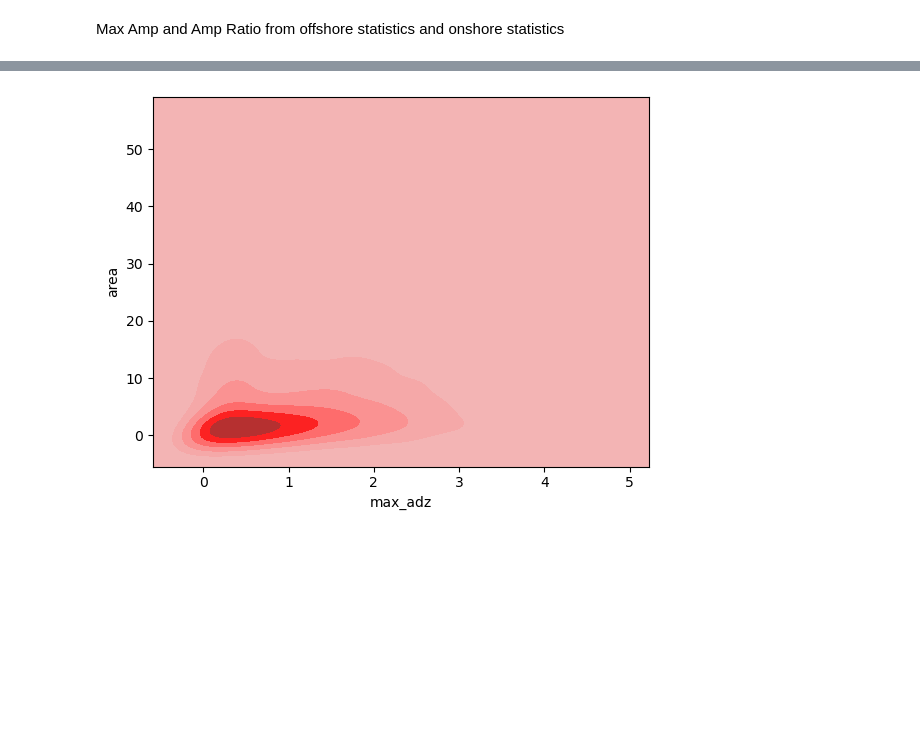
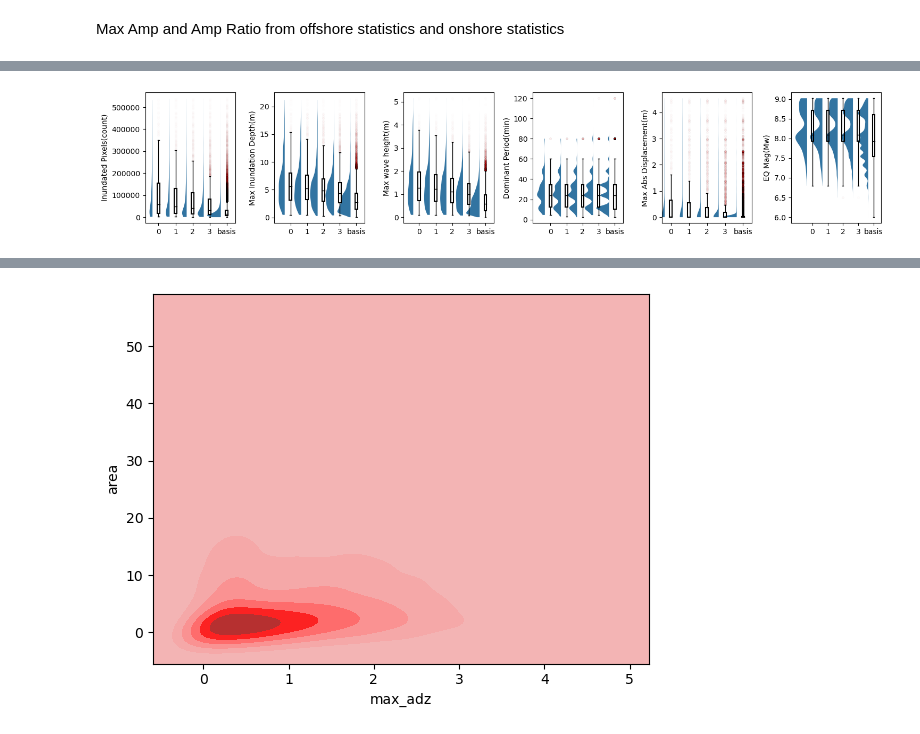
Before and after one commit to naveenragur/ML4SicilyTsunami, a Jupyter notebook: scripts/PaperIIPlots/plotFig_INGVdata.ipynb, the cells around one changed output, grey strips where cells are left out. Drawn from its saved outputs; the diff is of its cells as text; code cells hidden in the pictures; blank space fills up the shorter version.

Commit message:
Updated results 210624

```diff
--- a/scripts/PaperIIPlots/plotFig_INGVdata.ipynb
+++ b/scripts/PaperIIPlots/plotFig_INGVdata.ipynb
@@ -79,0 +217,17 @@ df2['amp_ratio'] = df2['max_ht']/df2['max_amp']
+# %%
+MLDir = '/mnt/beegfs/nragu/tsunami/ML4SicilyTsunami'
+list_size_CT = ['892','1658','3454','7071'][1]
+list_size_SR = ['961','1773','3669','6941'][1]
+train_df_CT = pd.DataFrame()
+train_df_SR = pd.DataFrame()
+eve_perf_CT = pd.read_csv(f'{MLDir}/model/CT/results/model_coupled_off[64, 128, 256]_on[16, 128, 128]_{list_size_CT}_compile_combined.csv')
+eve_perf_SR = pd.read_csv(f'{MLDir}/model/SR/results/model_coupled_off[64, 128, 256]_on[16, 128, 128]_{list_size_SR}_compile_combined.csv')
+eve_perf_CT=eve_perf_CT[eve_perf_CT['split'] == 'train']
+eve_perf_SR=eve_perf_SR[eve_perf_SR['split'] == 'train']
+#update split column with size instead
+eve_perf_CT['size'] = list_size_CT
+eve_perf_SR['size'] = list_size_CT
+#append as rows
+train_df_CT = pd.concat([train_df_CT,eve_perf_CT])
+train_df_SR = pd.concat([train_df_SR,eve_perf_SR])
+variables = ['max_absdz','max_off','true','truemax']
@@ -79,0 +363,52 @@ df2['amp_ratio'] = df2['max_ht']/df2['max_amp']
+# %%
+import seaborn as sns
+import matplotlib.transforms as mtransforms
+#create box plot for train and overall parallelly: for variables(true,truemax,max_off,dominant period,max_absdz,mag)
+variables = ['true','truemax','max_off','dominant_period','max_absdz','Mag']
+labels = ['Inundated Pixels(count)','Max Inundation Depth(m)','Max wave height(m)','Dominant Period(min)','Max Abs Displacement(m)','EQ Mag(Mw)']
+# Create the figure and axes
+fig, axs = plt.subplots(1, 6, figsize=(15,3))
+# Create a box plot for each variable
+for i, var in enumerate(variables):
+    #create a tmp df for each variable for one site
+    #two ax for box plot and violin plot
+    ax = axs.flatten()[i]
+    tmp_df = pd.DataFrame({labels[i]: train_df_CT[var], 'split': train_df_CT['split'],'size':train_df_CT['size']})
+
+    #1
+    # sns.violinplot(x='split', y=labels[i], data=tmp_df, ax=ax,width=0.5,hue='split',#order=['train','test']
+    #                split=True,inner=None,edgecolor='none',palette='PRGn',inner_kws={"alpha":1})
+    # sns.violinplot(x='split', y=labels[i], data=tmp_df, ax=ax,width=0.5,hue='split',#order=['train','test']
+    #                split=True,inner=None,edgecolor='none',palette='PRGn',inner_kws={"alpha":1})
+
+    vp = sns.violinplot(tmp_df, x="size", y=labels[i], hue = 1, split=True, ax=ax,inner=None,edgecolor='none',cut=0,legend=False)
+
+    #2
+    #create list of boxplot_data and flatten
+    boxplot_data = [[tmp_df[tmp_df["size"] == size][labels[i]].values] for size in ['0','1','2','3','basis']]
+    boxplot_data = [item for sublist in boxplot_data for item in sublist]
+
+    # Create the boxplot
+    bp = ax.boxplot(boxplot_data,patch_artist=True,showfliers=True,
+            boxprops=dict(facecolor='none', color='k',linewidth=1.5),
+            medianprops=dict(color='k',linewidth=1),
+            widths=0.15,
+            flierprops=dict(marker='o', markerfacecolor='r',markersize=3,alpha=0.005,linestyle='none'),
+            whiskerprops=dict(color='k',linewidth=1),
+            capprops=dict(color='k',linewidth=1),positions=[0.75,1.75,2.75,3.75,4.75])
+
+    # #3
+    # data = tmp_df[tmp_df['split']=='train'][labels[i]]
+    # x = np.random.uniform(high=0.0025, size=len(data)) + 0.005
+    # y = data
+    # ax.scatter(x,y,alpha=0.25,s=4,color='grey')
+
+    #replace xtick labels
+    axs.flatten()[i].set_xlabel('')
+    axs.flatten()[i].set_xticklabels(['0','1','2','3','basis'])
+
+# plt.subplots_adjust(wspace=0.1, hspace=0.1)
+plt.tight_layout()
+# plt.savefig(f'{MLDir}/scripts/PaperIIPlots/plots/boxplot_CT_size1.png', transparent=False)
+# %% [output]
+[figure, added]
```
Also changed, not shown: parts of 12 cells of this notebook, 20 other files.
